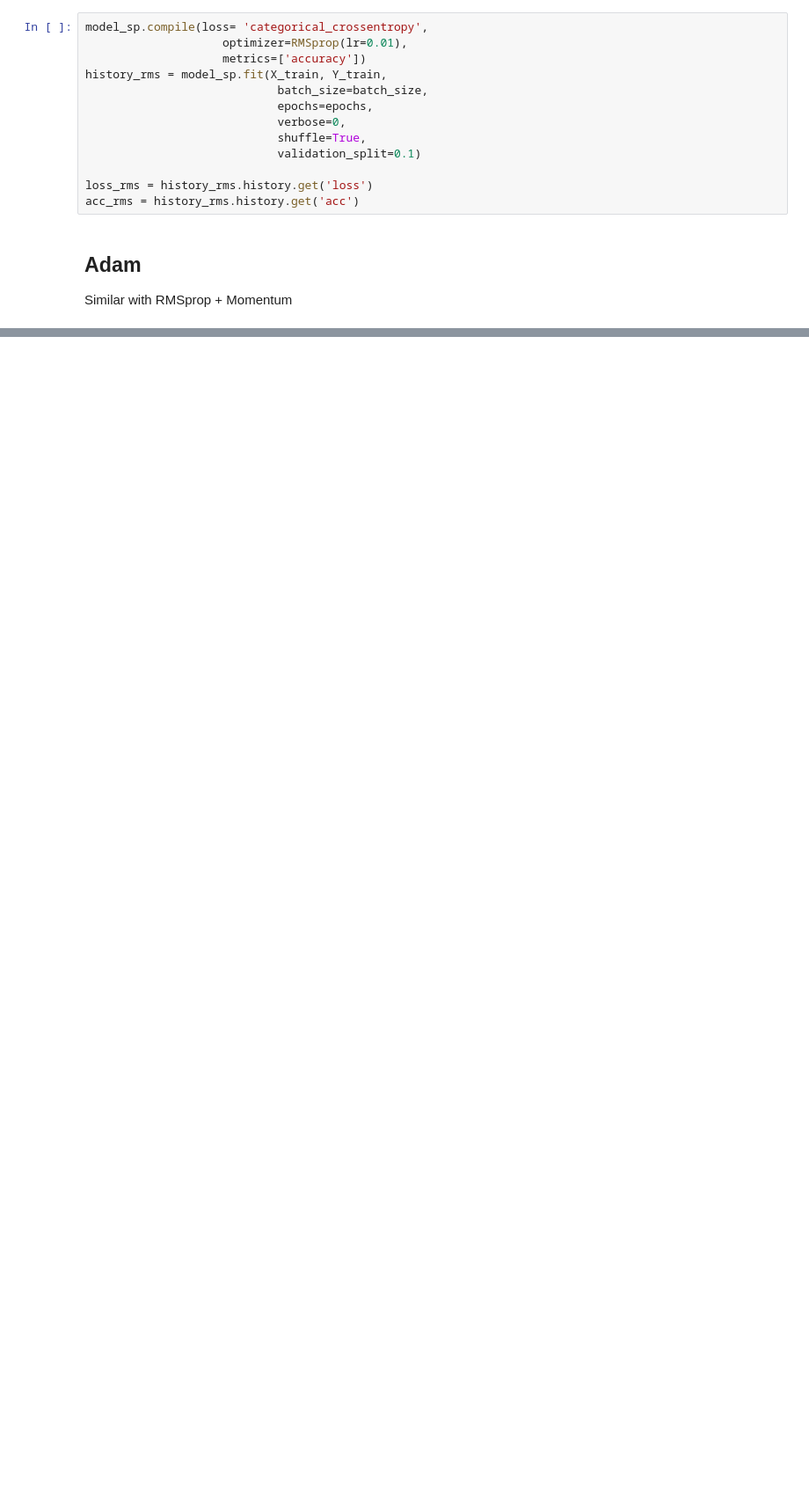
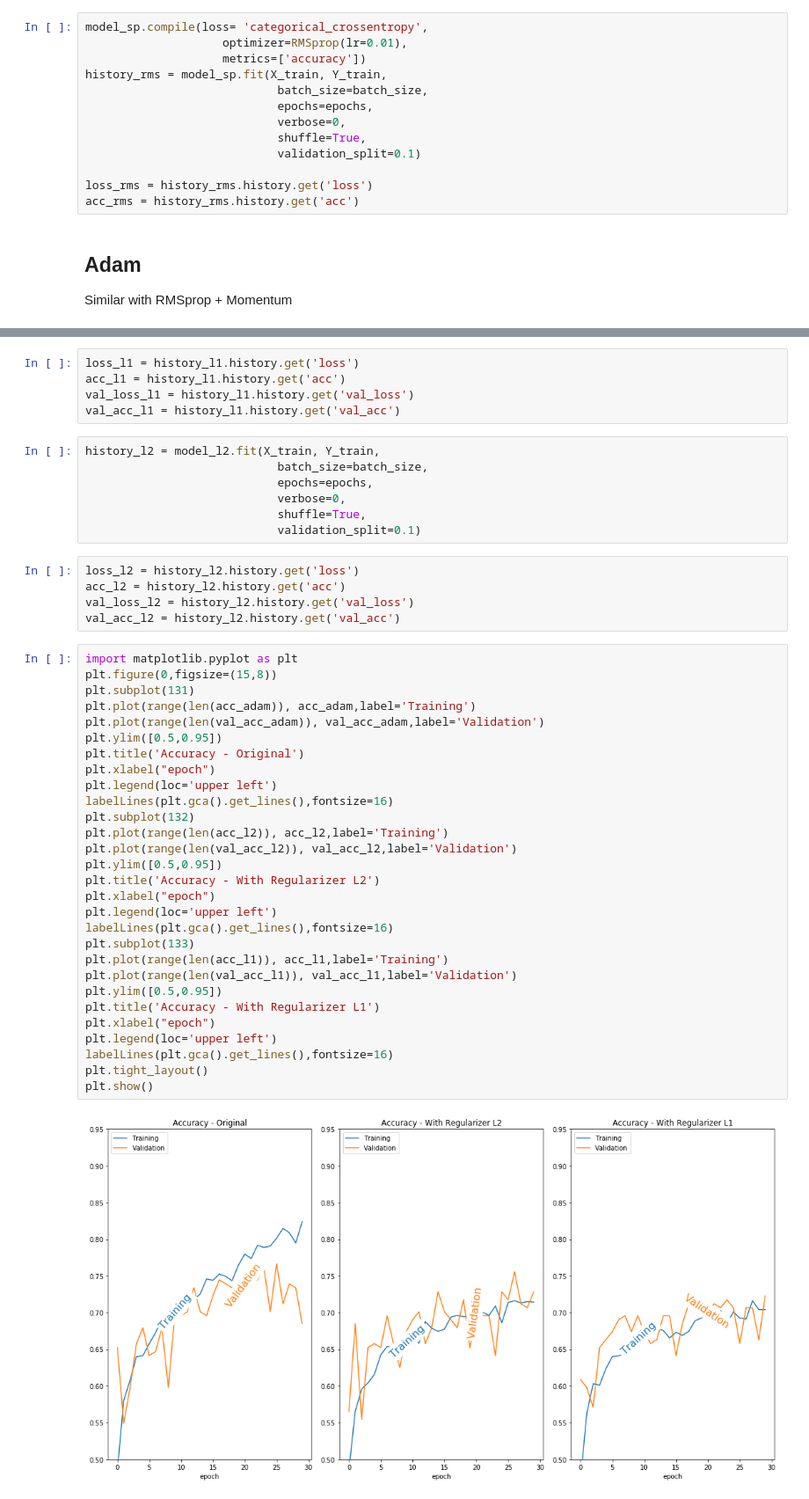
Before and after one commit to IKMLab/Keras-tutorial, a Jupyter notebook: Keras_tutorial.ipynb, the cells around one changed output, grey strips where cells are left out. Shown: that part at 88% size. Drawn from its saved outputs; the diff is of its cells as text; blank space fills up the shorter version.

```diff
--- a/Keras_tutorial.ipynb
+++ b/Keras_tutorial.ipynb
@@ -564,0 +835,48 @@ plt.show()
+# %%
+loss_l1 = history_l1.history.get('loss')
+acc_l1 = history_l1.history.get('acc')
+val_loss_l1 = history_l1.history.get('val_loss')
+val_acc_l1 = history_l1.history.get('val_acc')
+# %%
+history_l2 = model_l2.fit(X_train, Y_train,
+							batch_size=batch_size,
+							epochs=epochs,
+							verbose=0,
+							shuffle=True,
+                    		validation_split=0.1)
+# %%
+loss_l2 = history_l2.history.get('loss')
+acc_l2 = history_l2.history.get('acc')
+val_loss_l2 = history_l2.history.get('val_loss')
+val_acc_l2 = history_l2.history.get('val_acc')
+# %%
+import matplotlib.pyplot as plt
+plt.figure(0,figsize=(15,8))
+plt.subplot(131)
+plt.plot(range(len(acc_adam)), acc_adam,label='Training')
+plt.plot(range(len(val_acc_adam)), val_acc_adam,label='Validation')
+plt.ylim([0.5,0.95])
+plt.title('Accuracy - Original')
+plt.xlabel("epoch")
+plt.legend(loc='upper left')
+labelLines(plt.gca().get_lines(),fontsize=16)
+plt.subplot(132)
+plt.plot(range(len(acc_l2)), acc_l2,label='Training')
+plt.plot(range(len(val_acc_l2)), val_acc_l2,label='Validation')
+plt.ylim([0.5,0.95])
+plt.title('Accuracy - With Regularizer L2')
+plt.xlabel("epoch")
+plt.legend(loc='upper left')
+labelLines(plt.gca().get_lines(),fontsize=16)
+plt.subplot(133)
+plt.plot(range(len(acc_l1)), acc_l1,label='Training')
+plt.plot(range(len(val_acc_l1)), val_acc_l1,label='Validation')
+plt.ylim([0.5,0.95])
+plt.title('Accuracy - With Regularizer L1')
+plt.xlabel("epoch")
+plt.legend(loc='upper left')
+labelLines(plt.gca().get_lines(),fontsize=16)
+plt.tight_layout()
+plt.show()
+# %% [output]
+[figure, added]
```
Also changed, not shown: parts of 70 cells of this notebook.
